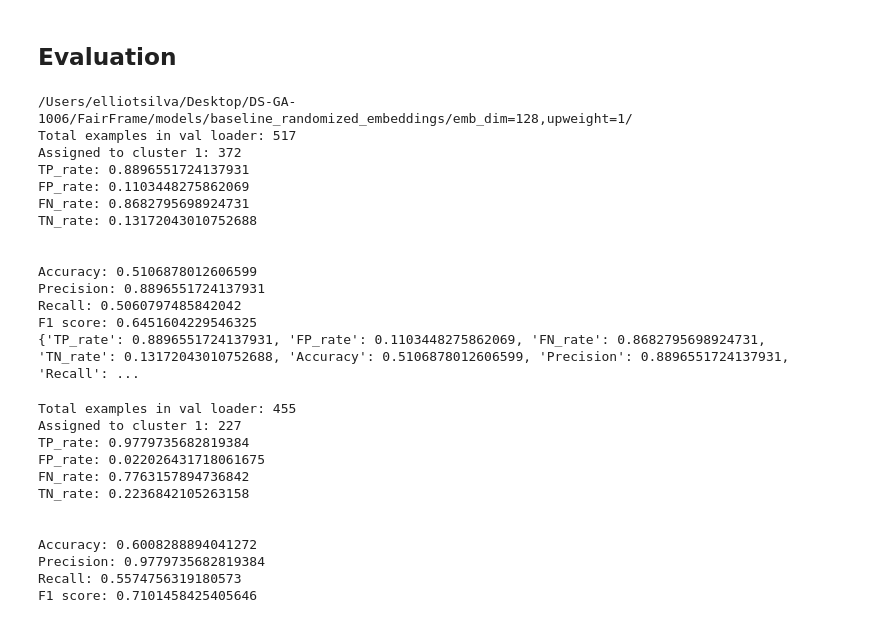
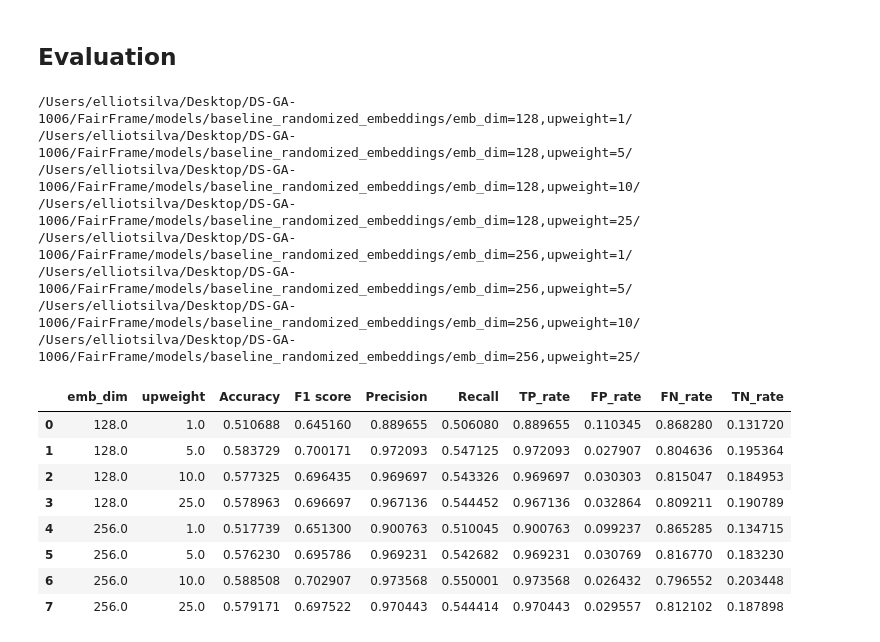
Before and after one commit to elliotgsilva/BiasedLanguageDetection, a Jupyter notebook: baseline_randomized_embeddings.ipynb, the cells around one changed output. Drawn from its saved outputs; the diff is of its cells as text; code cells hidden in the pictures.

Commit message:
hyperparam eval complete for baseline_randomized_embeddings

```diff
--- a/baseline_randomized_embeddings.ipynb
+++ b/baseline_randomized_embeddings.ipynb
@@ -337,7 +337,7 @@ if num_gpus > 0:
 else:
     current_device = 'cpu'
 # %%
-def evaluate_config(opts):
+def evaluate_config(opts,verbose=True):
     path_to_save = get_save_directory(opts)
     print(path_to_save)
 
@@ -347,13 +347,16 @@ def evaluate_config(opts):
     criterion = KMeansCriterion().to(current_device)
     centroids = torch.load(path_to_save+'centroids',map_location=lambda storage, loc: storage)
 
-    TP_cluster, FP_cluster, results_dict = evaluation.main(model, centroids, val_loader, criterion, data_dir, current_device)
-    print(results_dict)
+    TP_cluster, FP_cluster, results_dict = evaluation.main(model, centroids, val_loader, criterion, data_dir, current_device, verbose)
+    results_dict.update(opts)
+    return results_dict
 # %%
 #emb_dims = [128, 256, 512]
 emb_dims = [128, 256]
 upweights = [1, 5, 10, 25]
 
+columns=['emb_dim','upweight']
+results_df = pd.DataFrame()
 for emb_dim in emb_dims:
     for upweight in upweights:
         opts = {
@@ -361,37 +364,17 @@ for emb_dim in emb_dims:
             'emb_dim': emb_dim,
             'upweight': upweight
         }
-        evaluate_config(opts)
-        break
-    break
+        results_dict = evaluate_config(opts,False)
+        results_df = results_df.append(results_dict,ignore_index=True)
+
+results_df = results_df[['emb_dim','upweight','Accuracy','F1 score','Precision','Recall',
+                        'TP_rate','FP_rate','FN_rate','TN_rate']]
 # %% [output]
 /Users/elliotsilva/Desktop/DS-GA-1006/FairFrame/models/baseline_randomized_embeddings/emb_dim=128,upweight=1/
-Total examples in val loader: 517
-Assigned to cluster 1: 372
-TP_rate: 0.8896551724137931
-FP_rate: 0.1103448275862069
-FN_rate: 0.8682795698924731
-TN_rate: 0.13172043010752688
-
-
-Accuracy: 0.5106878012606599
-Precision: 0.8896551724137931
-Recall: 0.5060797485842042
-F1 score: 0.6451604229546325
-{'TP_rate': 0.8896551724137931, 'FP_rate': 0.1103448275862069, 'FN_rate': 0.8682795698924731, 'TN_rate': 0.13172043010752688, 'Accuracy': 0.5106878012606599, 'Precision': 0.8896551724137931, 'Recall': ...
+/Users/elliotsilva/Desktop/DS-GA-1006/FairFrame/models/baseline_randomized_embeddings/emb_dim=128,upweight=5/
+/Users/elliotsilva/Desktop/DS-GA-1006/FairFrame/models/baseline_randomized_embeddings/emb_dim=128,upweight=10/
+/Users/elliotsilva/Desktop/DS-GA-1006/FairFrame/models/baseline_randomized_embeddings/emb_dim=128,upweight=25/
+/Users/elliotsilva/Desktop/DS-GA-1006/FairFrame/models/baseline_randomized_embeddings/emb_dim=256,upweight=1/
+/Users/elliotsilva/Desktop/DS-GA-1006/FairFrame/models/baseline_randomized_embeddings/emb_dim=256,upweight=5/
+/Users/elliotsilva/Desktop/DS-GA-1006/FairFrame/models/baseline_randomized_embeddings/emb_dim=256,upweight=10/
+/Users/elliotsilva/Desktop/DS-GA-1006/FairFrame/models/baseline_randomized_embeddings/emb_dim=256,upweight=25/
-# %%
-TP_cluster, FP_cluster, results_dict =evaluation.main(model, centroids, val_loader, criterion, data_dir, current_device)
-print(results_dict)
-# %% [output]
-Total examples in val loader: 455
-Assigned to cluster 1: 227
-TP_rate: 0.9779735682819384
-FP_rate: 0.022026431718061675
-FN_rate: 0.7763157894736842
-TN_rate: 0.2236842105263158
-
-
-Accuracy: 0.6008288894041272
-Precision: 0.9779735682819384
-Recall: 0.5574756319180573
-F1 score: 0.7101458425405646
@@ -401,0 +381,12 @@ F1 score: 0.7101458425405646
+# %%
+results_df
+# %% [output]
+|  | emb_dim | upweight | Accuracy | F1 score | Precision | Recall | TP_rate | FP_rate | FN_rate | TN_rate |
+| 0 | 128.0 | 1.0 | 0.510688 | 0.645160 | 0.889655 | 0.506080 | 0.889655 | 0.110345 | 0.868280 | 0.131720 |
+| 1 | 128.0 | 5.0 | 0.583729 | 0.700171 | 0.972093 | 0.547125 | 0.972093 | 0.027907 | 0.804636 | 0.195364 |
+| 2 | 128.0 | 10.0 | 0.577325 | 0.696435 | 0.969697 | 0.543326 | 0.969697 | 0.030303 | 0.815047 | 0.184953 |
+| 3 | 128.0 | 25.0 | 0.578963 | 0.696697 | 0.967136 | 0.544452 | 0.967136 | 0.032864 | 0.809211 | 0.190789 |
+| 4 | 256.0 | 1.0 | 0.517739 | 0.651300 | 0.900763 | 0.510045 | 0.900763 | 0.099237 | 0.865285 | 0.134715 |
+| 5 | 256.0 | 5.0 | 0.576230 | 0.695786 | 0.969231 | 0.542682 | 0.969231 | 0.030769 | 0.816770 | 0.183230 |
+| 6 | 256.0 | 10.0 | 0.588508 | 0.702907 | 0.973568 | 0.550001 | 0.973568 | 0.026432 | 0.796552 | 0.203448 |
+| 7 | 256.0 | 25.0 | 0.579171 | 0.697522 | 0.970443 | 0.544414 | 0.970443 | 0.029557 | 0.812102 | 0.187898 |
```
Also changed, not shown: parts of 2 cells of this notebook, 1 other file.
